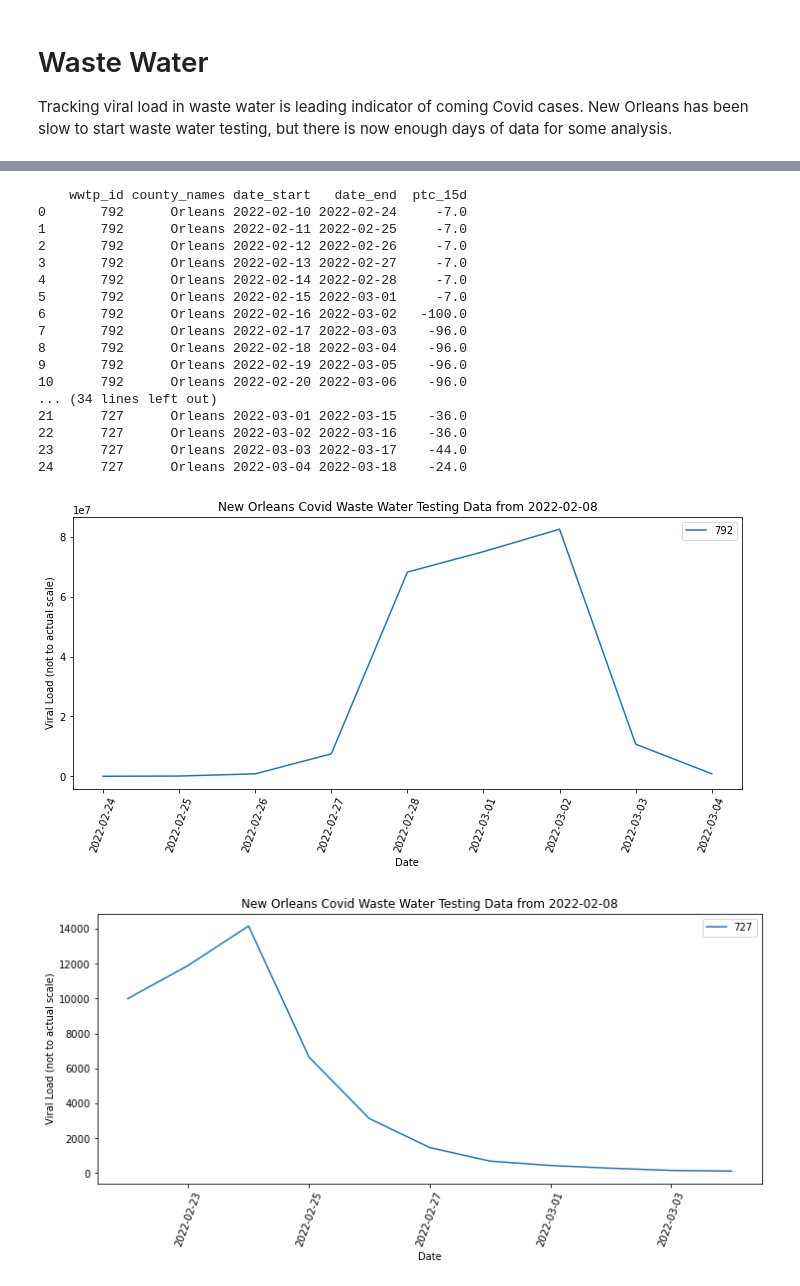
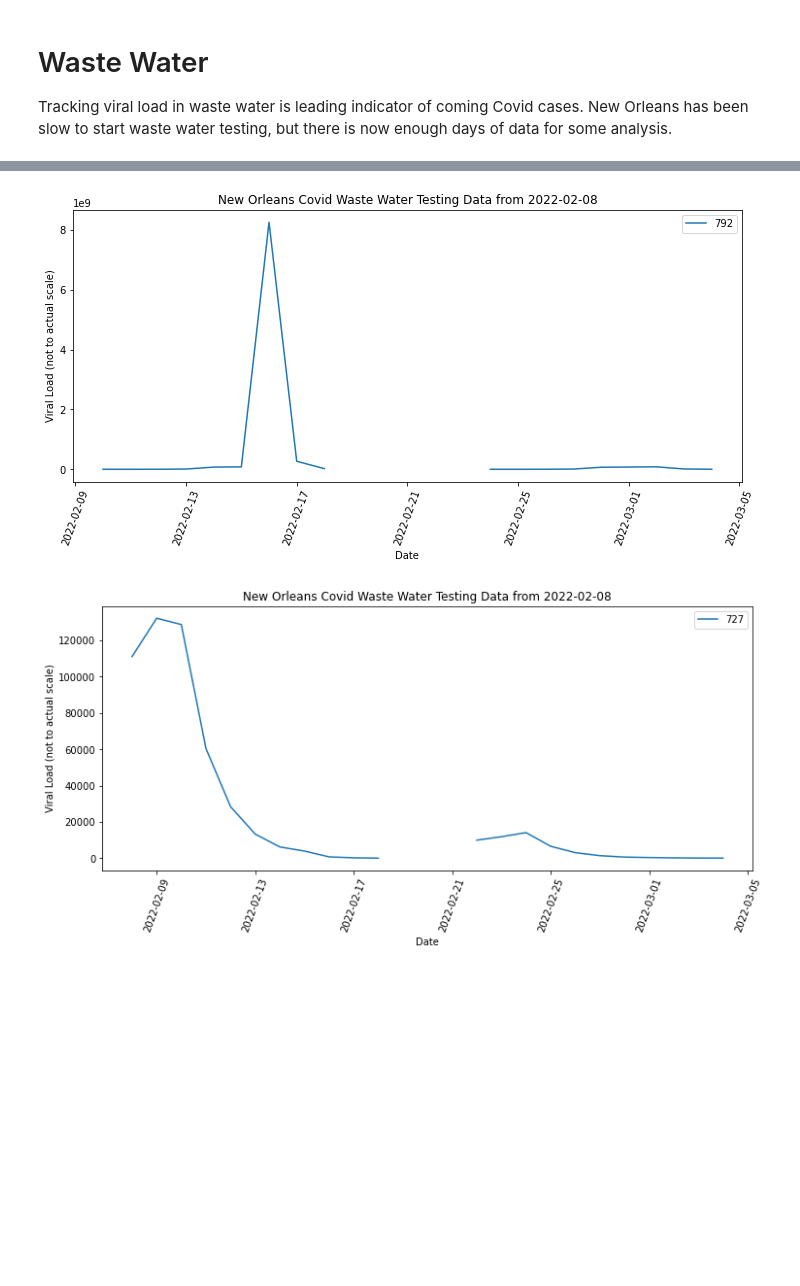
Before and after one commit to hwetsman/Waste_Water, a Jupyter notebook: New_Orleans_Covid_Wastewater_Analysis.ipynb, the cells around one changed output, grey strips where cells are left out. Drawn from its saved outputs; the diff is of its cells as text; code cells hidden in the pictures; blank space fills up the shorter version.

```diff
--- a/New_Orleans_Covid_Wastewater_Analysis.ipynb
+++ b/New_Orleans_Covid_Wastewater_Analysis.ipynb
@@ -51,7 +51,6 @@ for plant in plant_dict:
     dfa = plant_dict.get(plant)
     dfa.reset_index(drop=True, inplace=True)
     dfb=dfa.copy()
-    print(dfa)
 
     #is there enough data to move forward?
     enough = Is_Enough(dfa)
@@ -59,60 +58,42 @@ for plant in plant_dict:
         print(f'There is not enough data from plant{plant} to analyze.')
         break
 
     # calculate quantity for first end date forward as start
     idx_first = dfa[dfa.date_start == dfa.date_end.min()].index[0]
     for i in range(idx_first, dfa.index.max()+1, 1):
         if i == idx_first:
             dfb.loc[i, 'start_quantity'] = 10000
         else:
             base = dfb.loc[i-1, 'start_quantity']
             percent_change = dfa.loc[i, 'ptc_15d']
             if percent_change == -100:
                 percent_change = -99
             delta = percent_change/100*base
             new_total = base+delta
             dfb.loc[i, 'start_quantity'] = int(new_total)
 
     # infer old values
-#     to_calculate = dfa[~dfa.start_quantity.isna()].date_start.tolist()
-#     print(dfa)
-#     for dat in to_calculate:
-#         calc_idx = dfa[dfa.date_end == dat].index[0]
-#         base_idx = dfa[dfa.date_start == dat].index[0]
-#         change_factor = dfa.loc[calc_idx, 'ptc_15d']
-#         if change_factor == -100:
-#             change_factor = -99
-#         base = dfa.loc[base_idx, 'start_quantity']
-#         start_amt = base/(1+(change_factor/100))
-#         dfa.loc[calc_idx, 'start_quantity'] = start_amt
+    to_calculate = dfb[~dfb.start_quantity.isna()].date_start.tolist()
+    for dat in to_calculate:
+        calc_idx = dfa[dfa.date_end == dat].index[0]
+        base_idx = dfa[dfa.date_start == dat].index[0]
+        change_factor = dfa.loc[calc_idx, 'ptc_15d']
+        if change_factor == -100:
+            change_factor = -99
+        base = dfb.loc[base_idx, 'start_quantity']
+        start_amt = base/(1+(change_factor/100))
+        dfb.loc[calc_idx, 'start_quantity'] = start_amt
 
     # create figure
     fig = plt.figure(figsize=(12, 5))
     X = dfb.date_start.tolist()
     Y = dfb.start_quantity.tolist()
     plt.plot(X, Y,label=plant)
     plt.title(f'New Orleans Covid Waste Water Testing Data from {first_day}')
     plt.xlabel('Date')
     plt.ylabel('Viral Load (not to actual scale)')
     plt.legend()
     plt.xticks(rotation=70)
 # %% [output]
-    wwtp_id county_names date_start   date_end  ptc_15d
-0       792      Orleans 2022-02-10 2022-02-24     -7.0
-1       792      Orleans 2022-02-11 2022-02-25     -7.0
-2       792      Orleans 2022-02-12 2022-02-26     -7.0
-3       792      Orleans 2022-02-13 2022-02-27     -7.0
-4       792      Orleans 2022-02-14 2022-02-28     -7.0
-5       792      Orleans 2022-02-15 2022-03-01     -7.0
-6       792      Orleans 2022-02-16 2022-03-02   -100.0
-7       792      Orleans 2022-02-17 2022-03-03    -96.0
-8       792      Orleans 2022-02-18 2022-03-04    -96.0
-9       792      Orleans 2022-02-19 2022-03-05    -96.0
-10      792      Orleans 2022-02-20 2022-03-06    -96.0
-... (34 lines left out)
-21      727      Orleans 2022-03-01 2022-03-15    -36.0
-22      727      Orleans 2022-03-02 2022-03-16    -36.0
-23      727      Orleans 2022-03-03 2022-03-17    -44.0
-24      727      Orleans 2022-03-04 2022-03-18    -24.0
-[figure, old version]
+[figure, new version]
-[figure, old version]
+[figure, new version]
```
Also changed, not shown: parts of 2 cells of this notebook.
